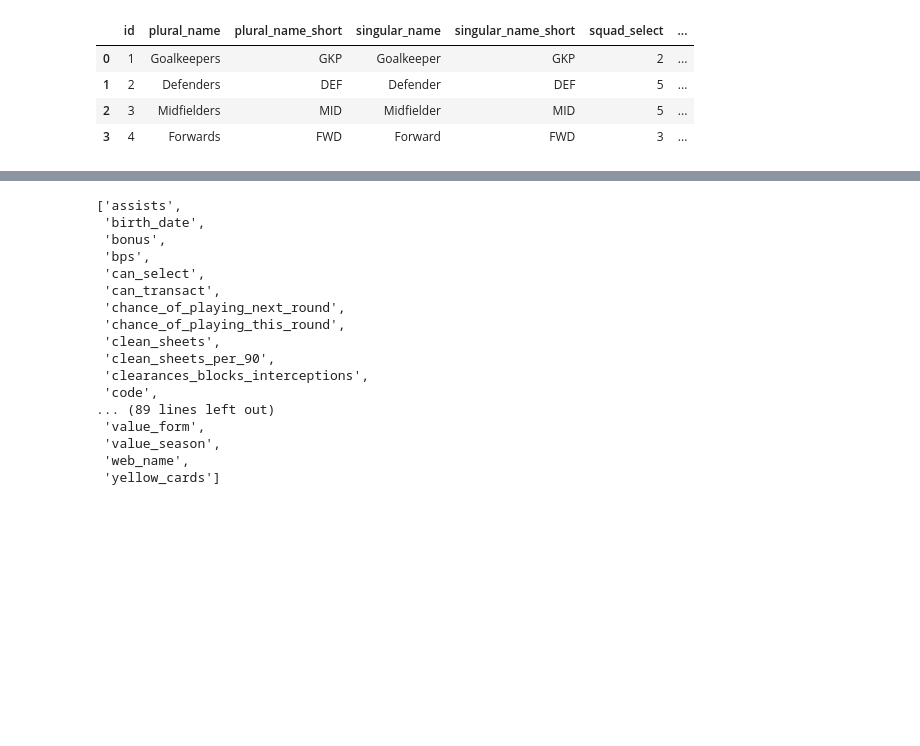
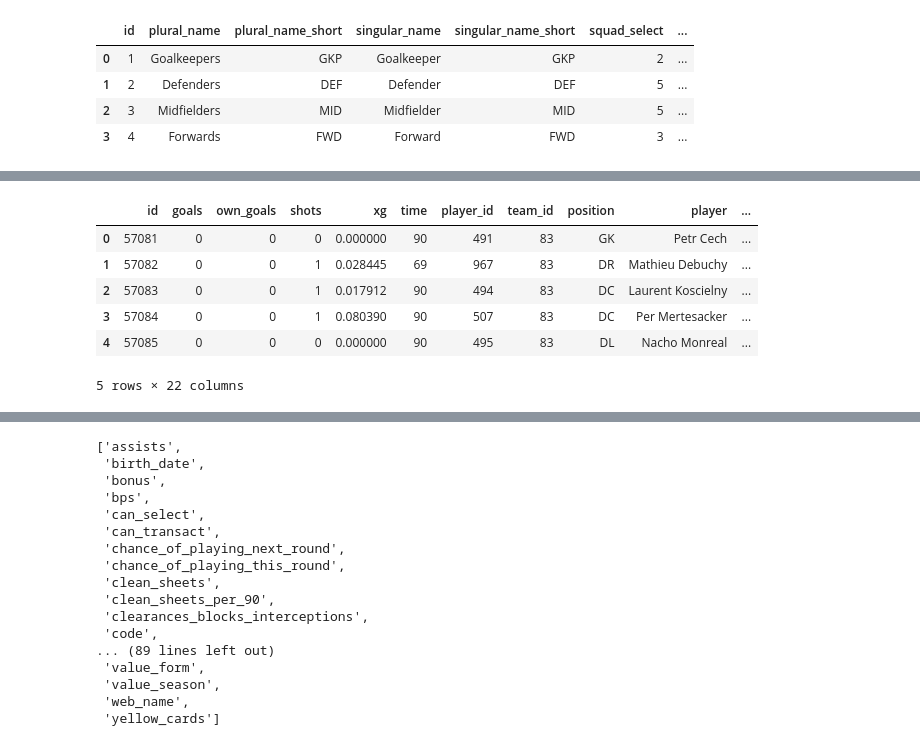
Before and after one commit to kartikey051/FPL-Prediction, a Jupyter notebook: mysql_data/mysql_data_cleaning.ipynb, the cells around one changed output, grey strips where cells are left out. Saved outputs shown, nothing was run; the diff lists cells and outputs as text; code cells hidden in the pictures; blank space fills up the shorter version.

```diff
--- a/mysql_data/mysql_data_cleaning.ipynb
+++ b/mysql_data/mysql_data_cleaning.ipynb
@@ -116 +163,13 @@ teams_df.head()
 5 rows × 21 columns
+# %%
+
+understat_roster_metrics_df = dfs['understat_roster_metrics']
+understat_roster_metrics_df.head()
+# %% [output]
+|  | id | goals | own_goals | shots | xg | time | player_id | team_id | position | player | ... |
+| 0 | 57081 | 0 | 0 | 0 | 0.000000 | 90 | 491 | 83 | GK | Petr Cech | ... |
+| 1 | 57082 | 0 | 0 | 1 | 0.028445 | 69 | 967 | 83 | DR | Mathieu Debuchy | ... |
+| 2 | 57083 | 0 | 0 | 1 | 0.017912 | 90 | 494 | 83 | DC | Laurent Koscielny | ... |
+| 3 | 57084 | 0 | 0 | 1 | 0.080390 | 90 | 507 | 83 | DC | Per Mertesacker | ... |
+| 4 | 57085 | 0 | 0 | 0 | 0.000000 | 90 | 495 | 83 | DL | Nacho Monreal | ... |
+5 rows × 22 columns
```
Also changed, not shown: parts of 47 cells of this notebook, 3 other files.
